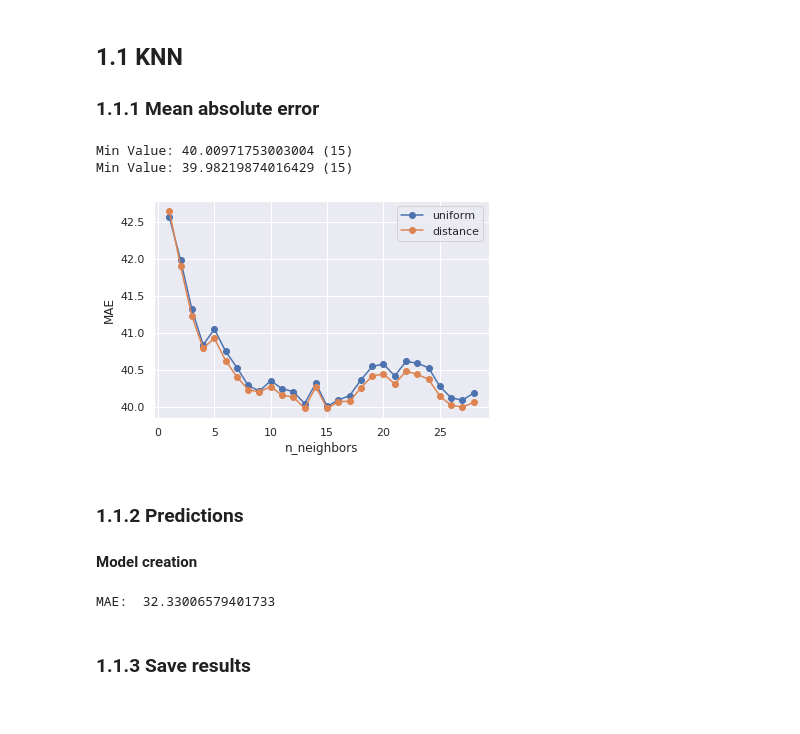
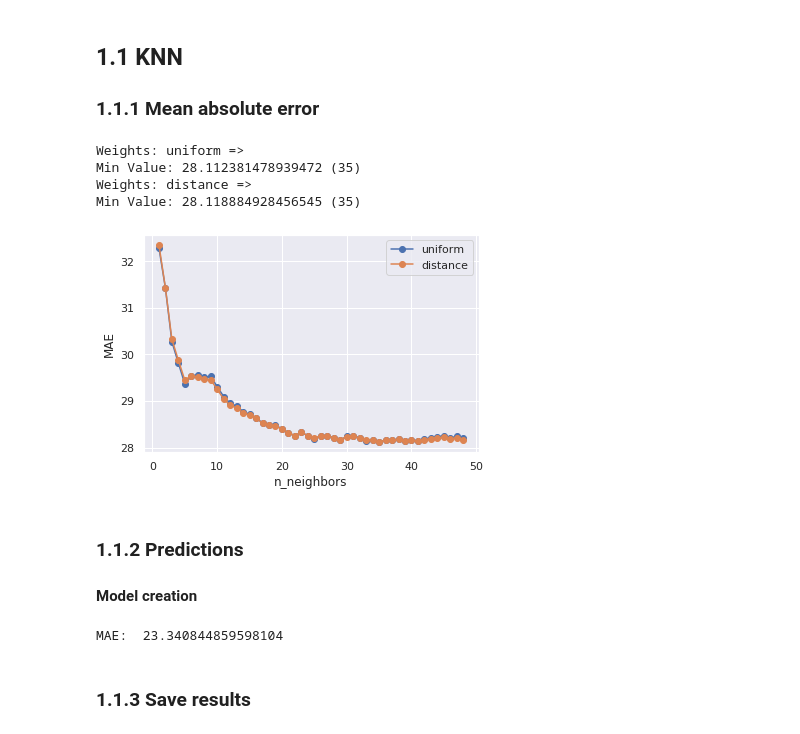
Before and after one commit to GummyBearStudioTeam/ESI_MLTechniques, a Jupyter notebook: Milestone2_Supervised.ipynb, the cells around one changed output. Drawn from its saved outputs; the diff is of its cells as text; code cells hidden in the pictures.

```diff
--- a/Milestone2_Supervised.ipynb
+++ b/Milestone2_Supervised.ipynb
@@ -118,7 +118,7 @@ plt.plot(np.arange(len(var_ratio)), np.cumsum(var_ratio))
 # %% [markdown]
 ## Prepare working sets
 # %%
-GROUP_SUBSET = True
+GROUP_SUBSET = False
 # %%
 #features = ['ndvi_ne', 'ndvi_nw', 'ndvi_se', 'ndvi_sw', 'precipitation_amt_mm', 'reanalysis_precip_amt_kg_per_m2', 'reanalysis_specific_humidity_g_per_kg']
 X_ = pd.DataFrame(X_, index=df.index, columns=all_features)
@@ -252,24 +252,27 @@ result_files = []
 # %%
 for weights in ['uniform', 'distance']:
     knn = neighbors.KNeighborsRegressor(weights=weights)
-    generate_plot(X, y, knn, 'n_neighbors', 30, 10)
+    print(f"Weights: {weights} =>")
+    generate_plot(X, y, knn, 'n_neighbors', 50, 10)
 plt.show()
 # %% [output]
-Min Value: 40.00971753003004 (15)
-Min Value: 39.98219874016429 (15)
+Weights: uniform =>
+Min Value: 28.112381478939472 (35)
+Weights: distance =>
+Min Value: 28.118884928456545 (35)
-[figure, old version]
+[figure, new version]
 # %% [markdown]
 ### 1.1.2 Predictions
 
 #### Model creation
 # %%
-n_neighbors = 27
+n_neighbors = 35
 weights = 'distance'
 knn = KNeighborsRegressor(n_neighbors=n_neighbors, weights=weights)
 
 print('MAE: ', fit_regressor(knn, X, y))
 # %% [output]
-MAE:  32.33006579401733
+MAE:  23.340844859598104
 # %%
 y_pred = get_predictions(knn, X_)
 # %% [markdown]
```
Also changed, not shown: parts of 27 cells of this notebook, 4 other files.
